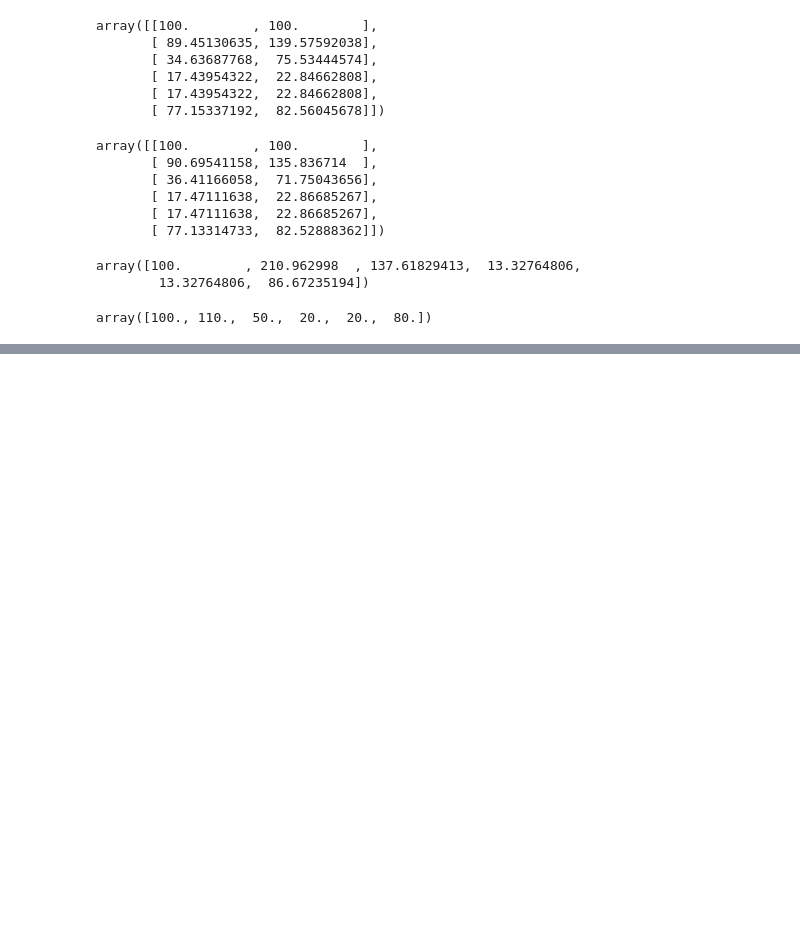
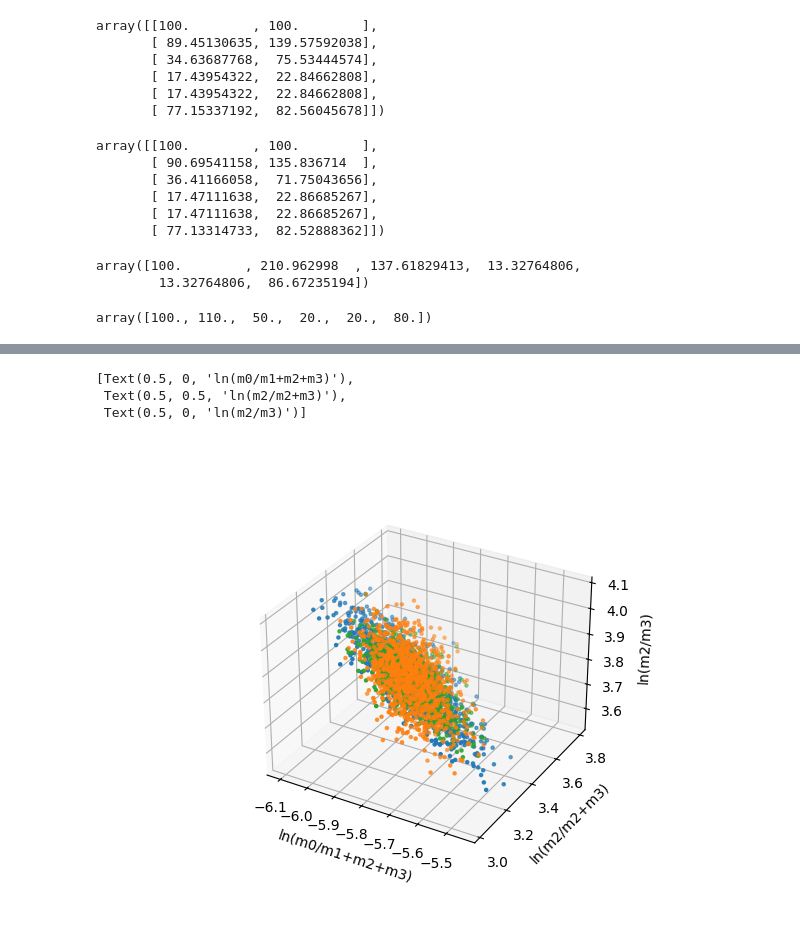
Before and after one commit to dtu-qmcm/cmfa, a Jupyter notebook: notebooks/toy_network.ipynb, the cells around one changed output, grey strips where cells are left out. Saved outputs shown, nothing was run; the diff lists cells and outputs as text; code cells hidden in the pictures; blank space fills up the shorter version.

```diff
--- a/notebooks/toy_network.ipynb
+++ b/notebooks/toy_network.ipynb
@@ -309,0 +180,13 @@ plt.show()
+# %%
+%matplotlib ipympl
+fig, ax = plt.subplots(subplot_kw={'projection': '3d'})
+ax.scatter(trad_ilrs[:, 0], trad_ilrs[:, 1], trad_ilrs[:, 2], s=5)
+ax.scatter(comp_ilrs[:, 0], trad_ilrs[:, 1], trad_ilrs[:, 2], s=5)
+ax.scatter(clr_ilrs[:, 0], clr_ilrs[:, 1], clr_ilrs[:, 2], s=5)
+
+ax.set(xlabel="ln(m0/m1+m2+m3)", ylabel="ln(m2/m2+m3)", zlabel="ln(m2/m3)")
+# %% [output]
+[Text(0.5, 0, 'ln(m0/m1+m2+m3)'),
+ Text(0.5, 0.5, 'ln(m2/m2+m3)'),
+ Text(0.5, 0, 'ln(m2/m3)')]
+[figure, added]
```
Also changed, not shown: parts of 18 cells of this notebook, 6 other files.
